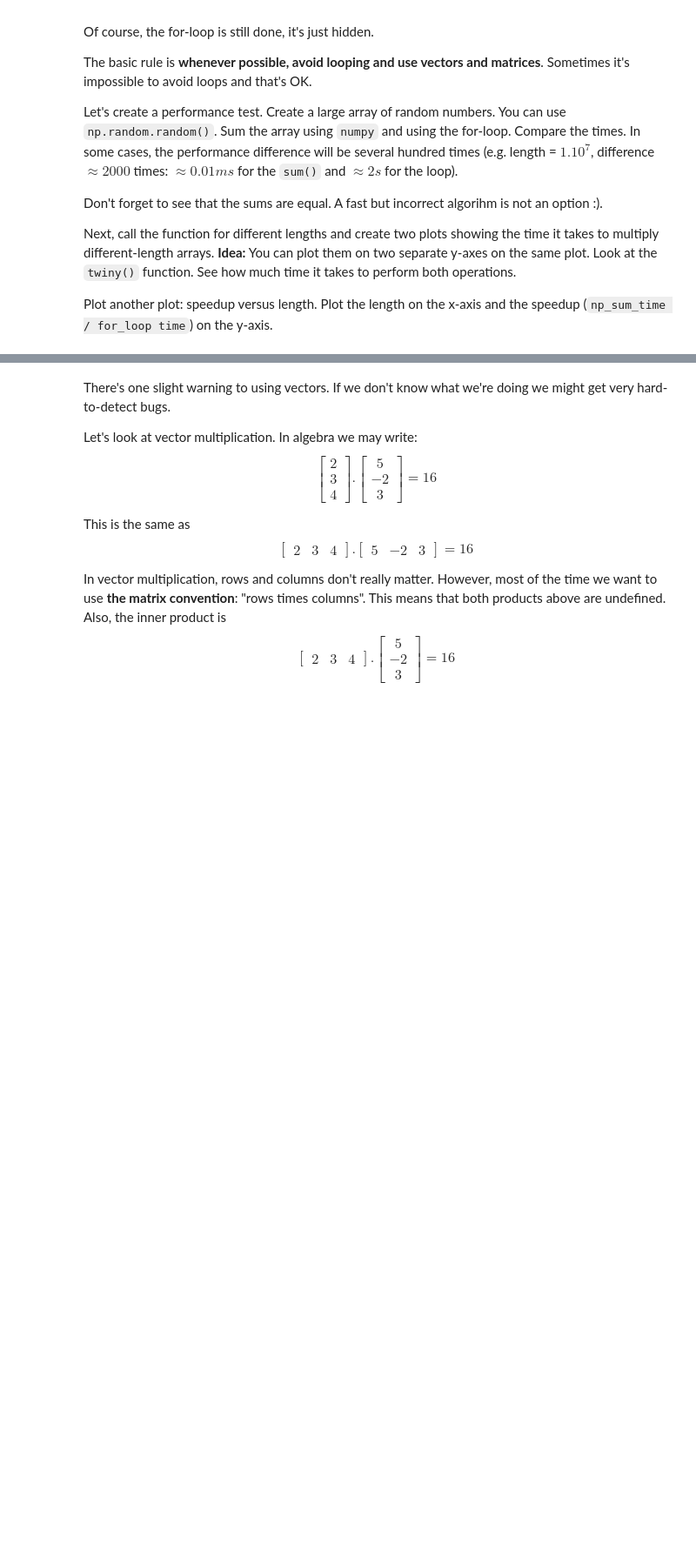
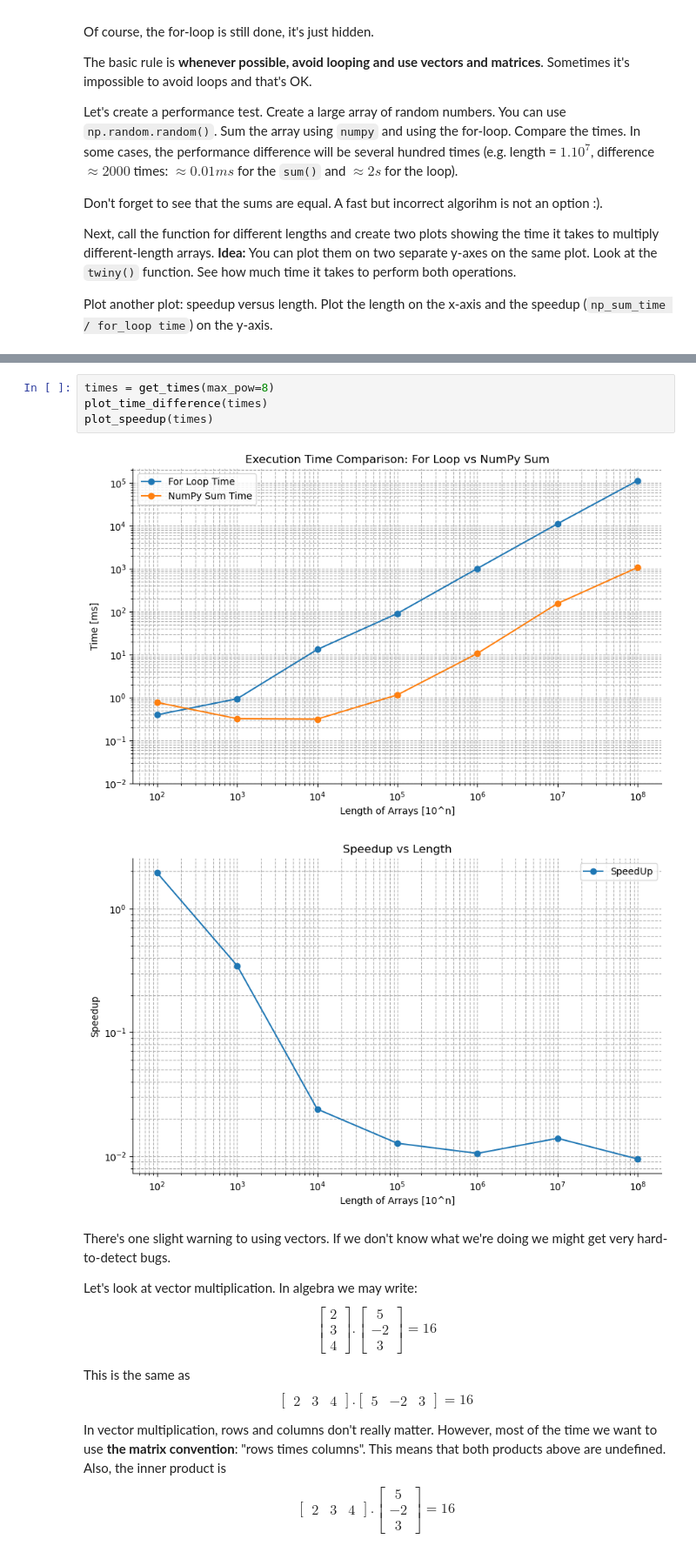
Before and after one commit to StanDobrev11/MathConceptsForDevs, a Jupyter notebook: data/06.LinearAlgebraLab/Linear Algebra Exercise.ipynb, the cells around one changed output, grey strips where cells are left out. Shown at 87% size. Drawn from its saved outputs; the diff is of its cells as text; blank space fills up the shorter version.

```diff
--- a/data/06.LinearAlgebraLab/Linear Algebra Exercise.ipynb
+++ b/data/06.LinearAlgebraLab/Linear Algebra Exercise.ipynb
@@ -174,3 +274,10 @@ Plot another plot: speedup versus length. Plot the length on the x-axis and the
+# %%
+times = get_times(max_pow=8)
+plot_time_difference(times)
+plot_speedup(times)
+# %% [output]
+[figure, added]
+[figure, added]
 # %% [markdown]
 There's one slight warning to using vectors. If we don't know what we're doing we might get very hard-to-detect bugs.
 
```
Also changed, not shown: parts of 23 cells of this notebook, 4 other files.
